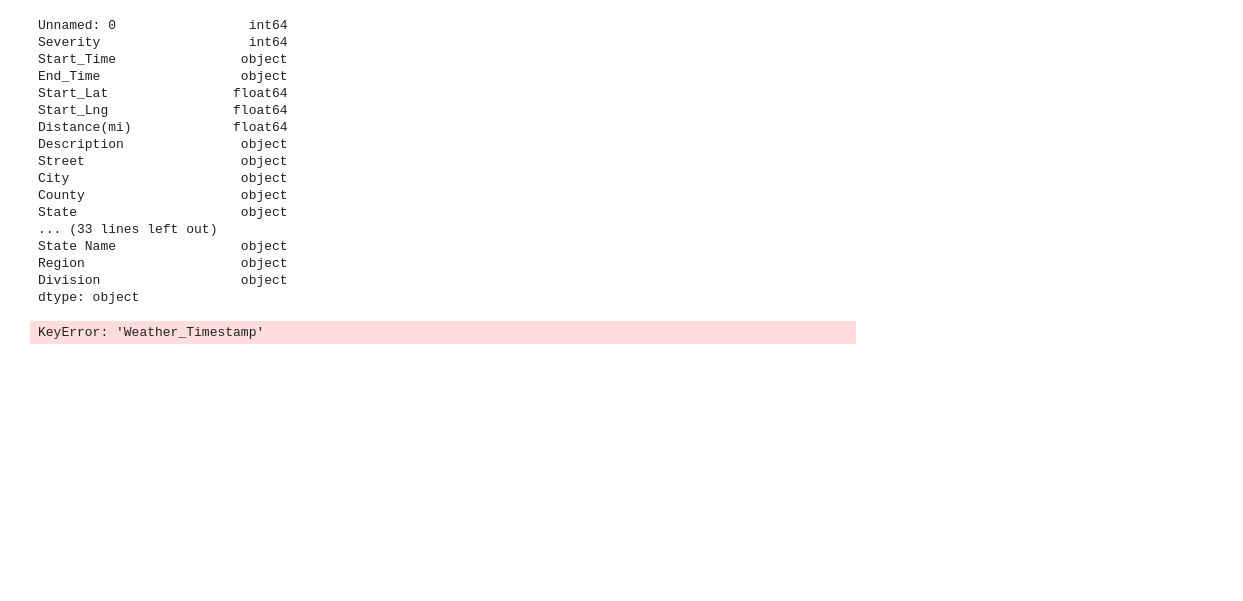
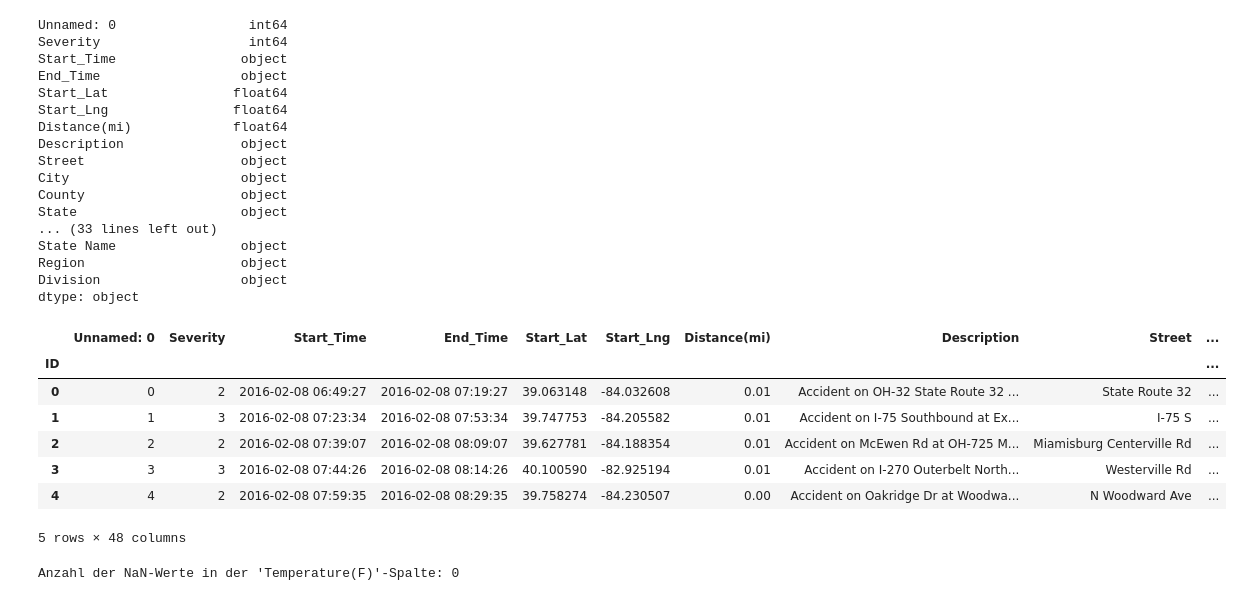
Before and after one commit to 31foan1dpt/DataAnalytics, a Jupyter notebook: Mindestanforderung_4.ipynb, the cells around one changed output. Drawn from its saved outputs; the diff is of its cells as text; code cells hidden in the pictures; blank space fills up the shorter version.

Commit message:
DataCleaning Fix und Erstellen einer neuen Datei nach jeder MA

```diff
--- a/Mindestanforderung_4.ipynb
+++ b/Mindestanforderung_4.ipynb
@@ -3,7 +3,7 @@ import pandas as pd
 import matplotlib.pyplot as plt
 #aprox. time 00:
 
-accidents = pd.read_csv('data/edited_file.csv', index_col='ID')
+accidents = pd.read_csv('data/MA3_finished.csv', index_col='ID')
 accidents.dtypes
 # %% [output]
 Unnamed: 0                 int64
@@ -26,27 +26,33 @@ dtype: object
 # %%
 # Start_Time and End_Time are objects, so we will convert them to DateTime-Objects
 
 accidents['Start_Time'] = pd.to_datetime(accidents['Start_Time'])
 accidents['End_Time'] = pd.to_datetime(accidents['End_Time'])
 
 # after that we are able to extract hour, day, month and year of each date
 
 accidents['Hour'] = accidents['Start_Time'].dt.hour
 accidents['Day'] = accidents['Start_Time'].dt.day
 accidents['Month'] = accidents['Start_Time'].dt.month
 accidents['Year'] = accidents['Start_Time'].dt.year
 
-# we will just clean the other datatypes here:
-accidents['Weather_Timestamp'] = pd.to_datetime(accidents['Weather_Timestamp'])
-
 # we will see the new added columns (extracted partss of the start date time)
 accidents.head()
 # %% [output]
+|  | Unnamed: 0 | Severity | Start_Time | End_Time | Start_Lat | Start_Lng | Distance(mi) | Description | Street | ... |
+| ID |  |  |  |  |  |  |  |  |  | ... |
+| 0 | 0 | 2 | 2016-02-08 06:49:27 | 2016-02-08 07:19:27 | 39.063148 | -84.032608 | 0.01 | Accident on OH-32 State Route 32 ... | State Route 32 | ... |
+| 1 | 1 | 3 | 2016-02-08 07:23:34 | 2016-02-08 07:53:34 | 39.747753 | -84.205582 | 0.01 | Accident on I-75 Southbound at Ex... | I-75 S | ... |
+| 2 | 2 | 2 | 2016-02-08 07:39:07 | 2016-02-08 08:09:07 | 39.627781 | -84.188354 | 0.01 | Accident on McEwen Rd at OH-725 M... | Miamisburg Centerville Rd | ... |
+| 3 | 3 | 3 | 2016-02-08 07:44:26 | 2016-02-08 08:14:26 | 40.100590 | -82.925194 | 0.01 | Accident on I-270 Outerbelt North... | Westerville Rd | ... |
+| 4 | 4 | 2 | 2016-02-08 07:59:35 | 2016-02-08 08:29:35 | 39.758274 | -84.230507 | 0.00 | Accident on Oakridge Dr at Woodwa... | N Woodward Ave | ... |
-KeyError: 'Weather_Timestamp'
+5 rows × 48 columns
 # %%
 nan_count = accidents['Temperature(F)'].isna().sum()
 
 print(f"Anzahl der NaN-Werte in der 'Temperature(F)'-Spalte: {nan_count}")
+# %% [output]
+Anzahl der NaN-Werte in der 'Temperature(F)'-Spalte: 0
 # %%
 # Example for Binning
 
```
Also changed, not shown: parts of 4 cells of this notebook, 4 other files.
